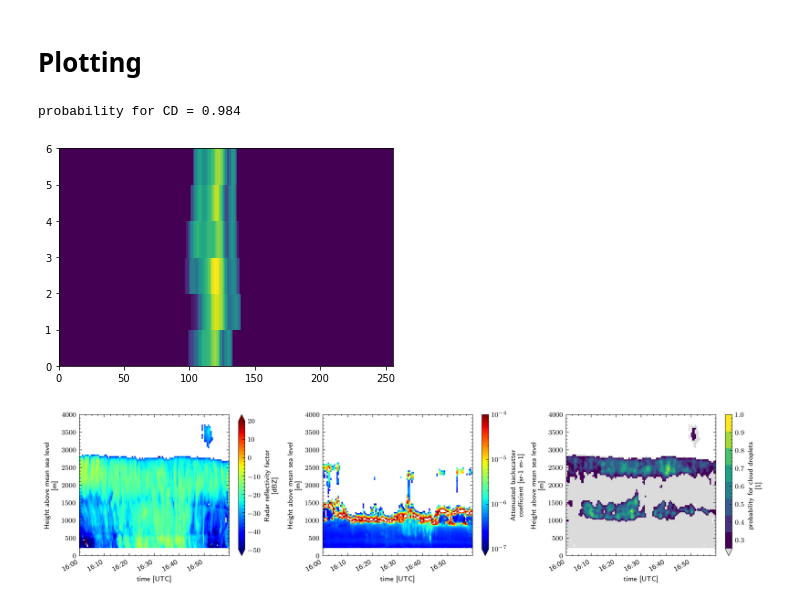
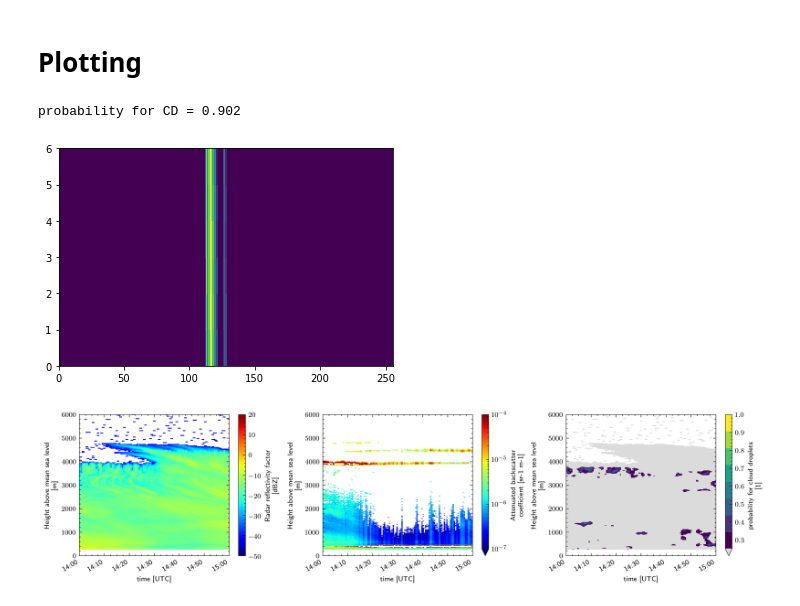
Before and after one commit to remsens-lim/Voodoo, a Jupyter notebook: Voodoo_predictor_RPG-FMCW94.ipynb, the cells around one changed output. Cells and saved outputs as stored; diff of their text form; code cells hidden in the pictures.

```diff
--- a/Voodoo_predictor_RPG-FMCW94.ipynb
+++ b/Voodoo_predictor_RPG-FMCW94.ipynb
@@ -27,9 +27,15 @@ data_path = 'example_data/RPG-FMCW94/'
 file_name = '190801_060001_P05_ZEN.LV0'
 cat_file_name = '20190801-punta-arenas-categorize-limrad94.nc'
 
-file_name = '201230_160001_P05_ZEN.LV0'
+file_name = '201230_170000_P05_ZEN.LV0'
 cat_file_name = '20201230-LIM-categorize-limrad94.nc'
 
+#file_name = '220206_120003_P09_ZEN.LV0'
+#cat_file_name = '20220206_hyytiala_categorize.nc'
+
+file_name = '220202_140000_P09_ZEN.LV0'
+cat_file_name = '20220202_hyytiala_categorize.nc'
+
 rpg_lv0_header, rpg_lv0_data = read_rpg(data_path + file_name)
 # %% [markdown]
 ### Convert UNIX time to numpy.datetime64
@@ -53,9 +60,12 @@ ts_main = [UT.get_unixtime(ts.values) for ts in cn_data['time']]
 # %%
 # replace fill values
 nonzeros_spectra = rpg_lv0_data['TotSpec'] > 0.0
-rpg_spectra_vh = Loader.replace_fill_value(rpg_lv0_data['TotSpec'], rpg_lv0_data['SLv'])
-rpg_spectra_h = Loader.replace_fill_value(rpg_lv0_data['HSpec'], rpg_lv0_data['SLh'])
+rpg_lv0_data['TotSpec'] = Loader.replace_fill_value(rpg_lv0_data['TotSpec'], rpg_lv0_data['SLv'])
+rpg_lv0_data['HSpec'] = Loader.replace_fill_value(rpg_lv0_data['HSpec'], rpg_lv0_data['SLh'])
 
+# interpolate to 256 Doppler bins if necessary
+rpg_spectra_vh = UT.interpolate_to_256(rpg_lv0_data, rpg_lv0_header, polarization='TotSpec')
+rpg_spectra_h = UT.interpolate_to_256(rpg_lv0_data, rpg_lv0_header, polarization='HSpec')
 
 # preprocess spectra, create time-spectrograms
 interp_var, interp_mask = Loader.hyperspectralimage(
@@ -68,6 +78,8 @@ interp_var, interp_mask = Loader.hyperspectralimage(
 )
 
 nonzeros_mask = (interp_mask.any(axis=3)).any(axis=2)
+if 'hyyt' in cat_file_name:
+    nonzeros_mask = ~np.isnan(cn_data['Z'].values)
 # %% [markdown]
 ### Reshape to list of samples
 # %%
@@ -121,28 +133,29 @@ ind = int(prediction[:, 1].argmax())
 plt.pcolormesh(X[ind].T)
 print(f'probability for CD = {prediction[ind, 1]:.3f}')
 # %% [output]
-probability for CD = 0.984
+probability for CD = 0.902
-[figure, old version]
+[figure, new version]
 # %%
 # quicklook Ze, beta, P(CD)
 p=0.25
 
 with plt.style.context(['science', 'ieee']):
     fig, ax = plt.subplots(ncols=3, figsize=(14,3))
+
 
     cn_data['Z'].values = np.ma.masked_where(~nonzeros_mask, cn_data['Z'].values)
     cn_data['Z'].T.plot(vmin=Z_min, vmax=Z_max, cmap='jet', ax=ax[0])
 
     cn_data['beta'].values = np.ma.masked_where(cn_data['beta']>1.0e-4, cn_data['beta'].values)
     cn_data['beta'].T.plot(norm = LogNorm(vmin=1.0e-7, vmax=1.0e-4), cmap='jet', ax=ax[1])
 
     cn_data['voodoo'].values = np.ma.masked_where(~nonzeros_mask, cn_data['voodoo'].values)
     cn_data['voodoo'].T.plot(vmin=p, vmax=1, cmap=UT.probability_cmap, ax=ax[2])
 
     for iax in ax:
-        iax.set_ylim((0,4000))
+        iax.set_ylim((0,6000))
         iax.xaxis.set_major_formatter(mdates.DateFormatter('%H:%M'))
 
     fig.subplots_adjust(wspace=0.3)
 # %% [output]
-[figure, old version]
+[figure, new version]
```
Also changed, not shown: parts of 2 cells of this notebook, 1 other file.
